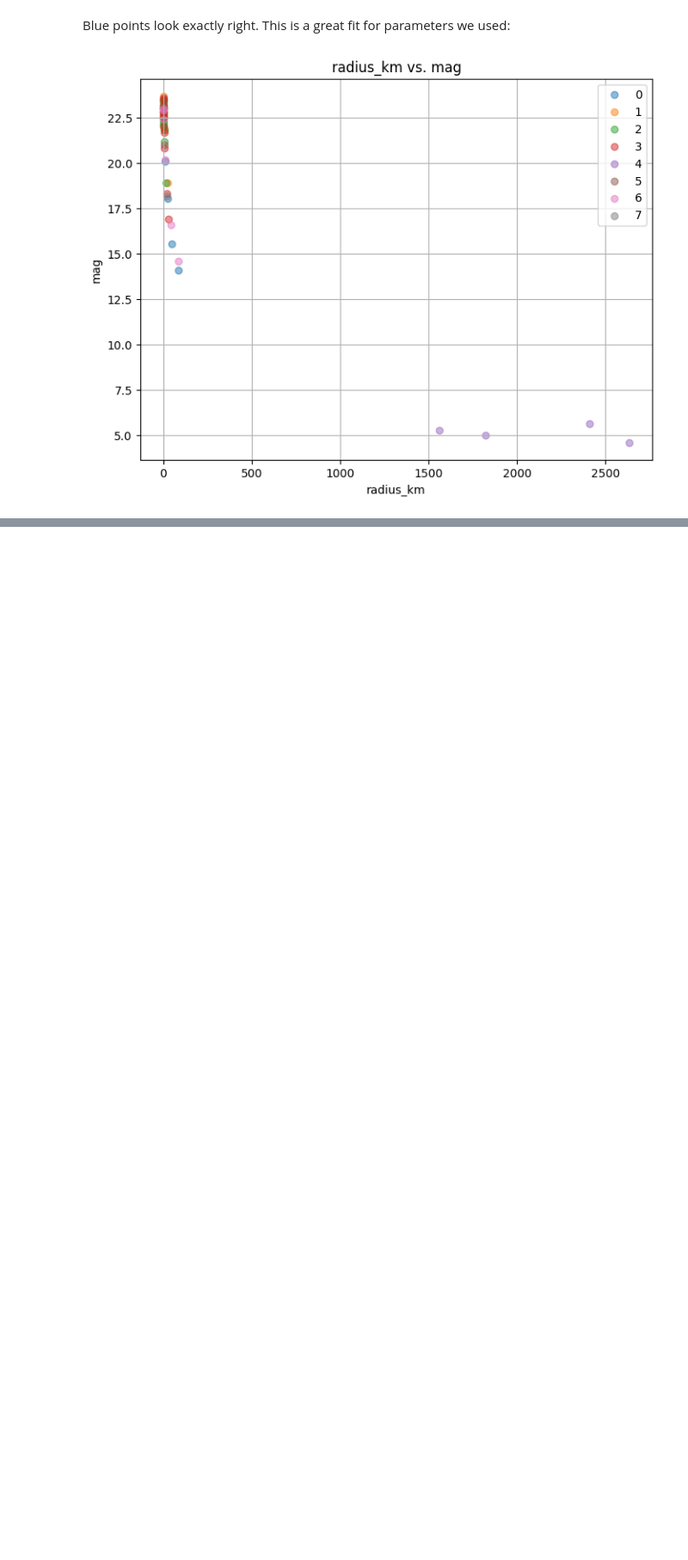
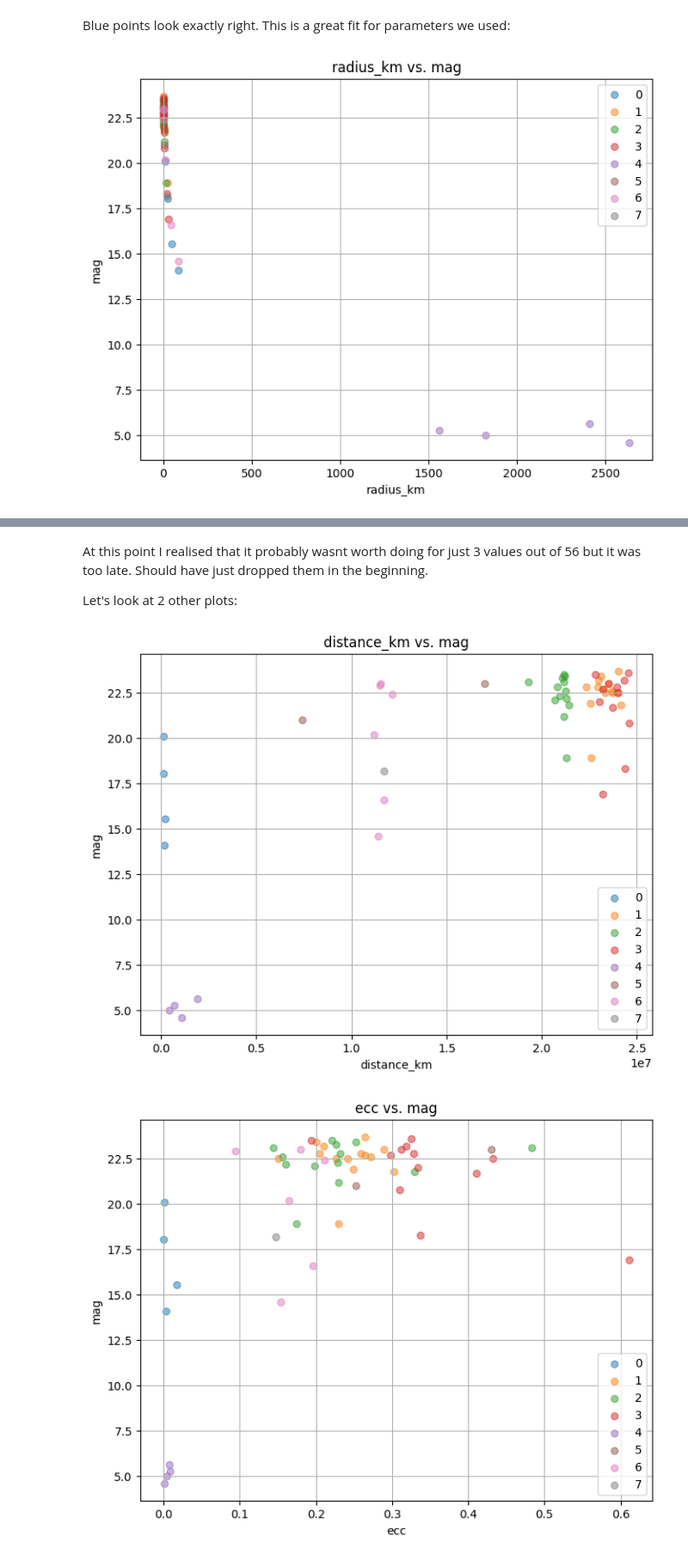
Before and after one commit to lt22412/jupiters_moons_project, a Jupyter notebook: jupiter_analysis.ipynb, the cells around one changed output, grey strips where cells are left out. Shown at 86% size. Saved outputs shown, nothing was run; the diff lists cells and outputs as text; code cells hidden in the pictures; blank space fills up the shorter version.

```diff
--- a/jupiter_analysis.ipynb
+++ b/jupiter_analysis.ipynb
@@ -652,0 +662,12 @@ moons.plot_columns('radius_km','mag',use_group=True)
+# %% [markdown]
+At this point I realised that it probably wasnt worth doing for just 3 values out of 56 but it was too late. Should have just dropped them in the beginning.
+
+Let's look at 2 other plots:
+# %%
+
+moons.plot_columns('distance_km','mag',use_group=True)
+
+moons.plot_columns('ecc','mag',use_group=True)
+# %% [output]
+[figure, added]
+[figure, added]
```
Also changed, not shown: parts of 15 cells of this notebook, 1 other file.
